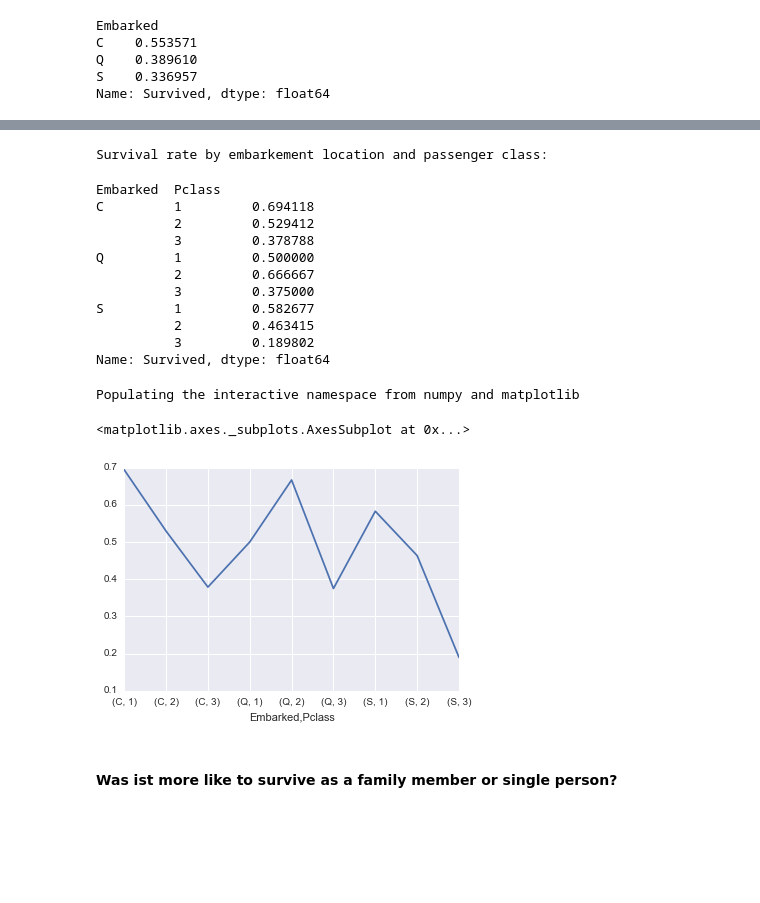
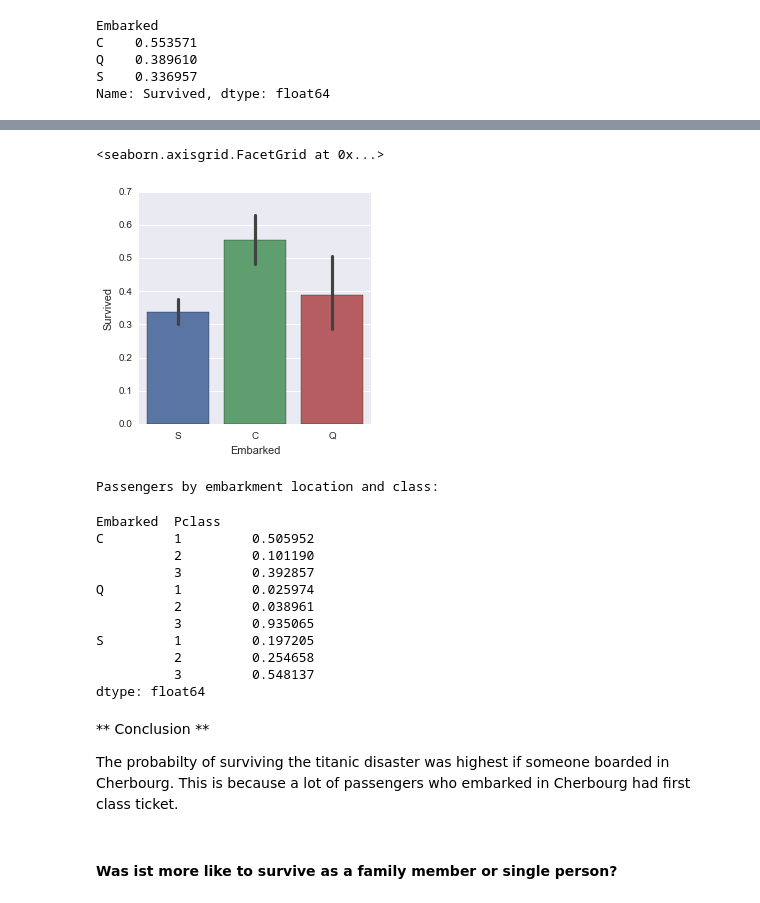
Before and after one commit to jenslaufer/data-analyst-nanodegree, a Jupyter notebook: p2/Assignment/Titanic Data.ipynb, the cells around one changed output, grey strips where cells are left out. Drawn from its saved outputs; the diff is of its cells as text; code cells hidden in the pictures; blank space fills up the shorter version.

```diff
--- a/p2/Assignment/Titanic Data.ipynb
+++ b/p2/Assignment/Titanic Data.ipynb
@@ -177,27 +181,29 @@ The Survival probability was higher for passengers who embarked in Cork, as the
+# %%
+sns.factorplot(x = 'Embarked', y = 'Survived', data = titanic_df, kind = 'bar')
+# %% [output]
+<seaborn.axisgrid.FacetGrid at 0x...>
+[figure, added]
 # %%
-print 'Survival rate by embarkement location and passenger class:'
-titanic_df_by_embarkment_pclass = titanic_df.groupby(['Embarked','Pclass']).mean()['Survived']
-titanic_df_by_embarkment_pclass
+print 'Passengers by embarkment location and class:'
+titanic_df.groupby(['Embarked','Pclass',]).size() / titanic_df.groupby('Embarked').size()
 # %% [output]
-Survival rate by embarkement location and passenger class:
+Passengers by embarkment location and class:
 Embarked  Pclass
-C         1         0.694118
-          2         0.529412
-          3         0.378788
-Q         1         0.500000
-          2         0.666667
-          3         0.375000
-S         1         0.582677
-          2         0.463415
-          3         0.189802
-Name: Survived, dtype: float64
+C         1         0.505952
+          2         0.101190
+          3         0.392857
+Q         1         0.025974
+          2         0.038961
+          3         0.935065
+S         1         0.197205
+          2         0.254658
+          3         0.548137
+dtype: float64
-# %%
-%pylab inline
-titanic_df_by_embarkment_pclass.plot()
-# %% [output]
-Populating the interactive namespace from numpy and matplotlib
-<matplotlib.axes._subplots.AxesSubplot at 0x...>
-[figure, removed]
+# %% [markdown]
+** Conclusion **
+
+The probabilty of surviving the titanic disaster was highest if someone boarded in Cherbourg.
+This is because a lot of passengers who embarked in Cherbourg had first class ticket.
 # %% [markdown]
 #### Was ist more like to survive as a family member or single person? ####
 # %%
```
Also changed, not shown: parts of 8 cells of this notebook.
